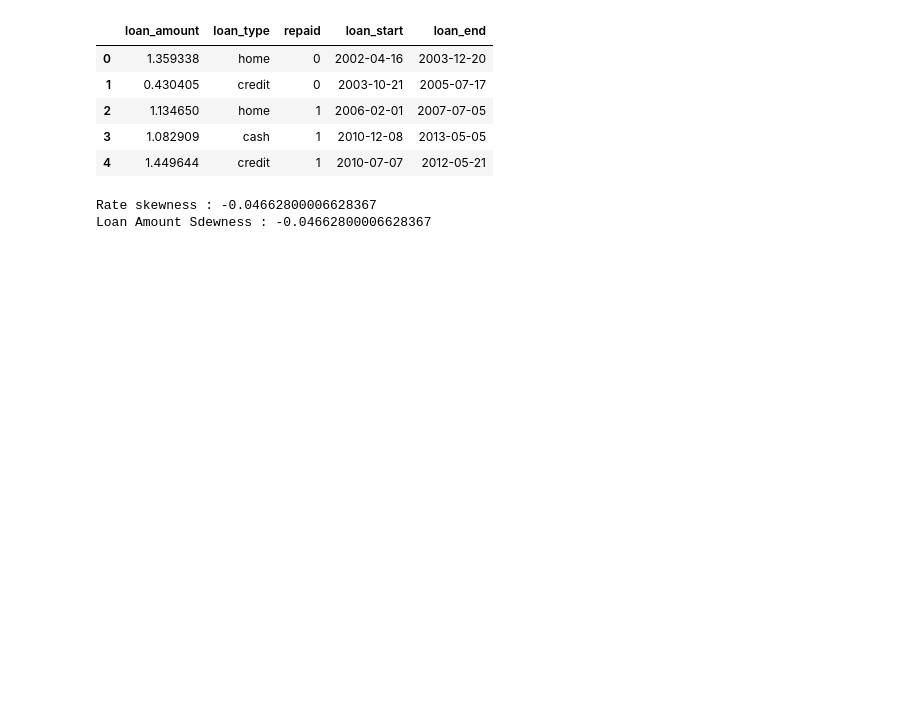
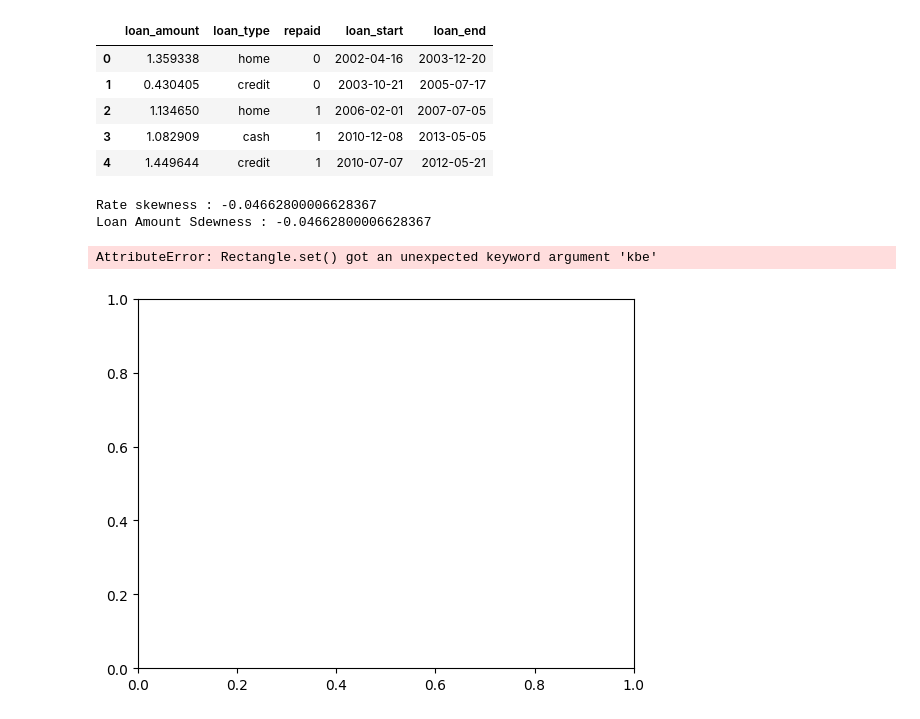
Before and after one commit to Artificial-i/-1-5, a Jupyter notebook: Untitled0.ipynb, the cells around one changed output. Saved outputs shown, nothing was run; the diff lists cells and outputs as text; code cells hidden in the pictures; blank space fills up the shorter version.

```diff
--- a/Untitled0.ipynb
+++ b/Untitled0.ipynb
@@ -591,7 +591,7 @@ Number of rate values between -0.5 and 0.5 : 40
 # %%
 # حذف کردن دوتایی که نرمال نبودند و تغییر نام یک ستون
 
-df = df.drop(columns=['rate', 'LOg_Rate'])
+df = df.drop(columns=['rate', 'Log_Rate'])
 
 df=df.rename(columns={'Sqrt_Rate': 'rate'})
 df.head()
@@ -623,3 +623,18 @@ print(f"Loan Amount Sdewness : {skew(df['loan_amount'])}")
 # %% [output]
 Rate skewness : -0.04662800006628367
 Loan Amount Sdewness : -0.04662800006628367
+# %%
+sns.histplot(df['rate'], bins=30, kde=True)
+plt.title('Histogram of Rate')
+plt.xlabel('Rate')
+plt.ylabel('Freq')
+plt.show()
+
+
+sns. histplot(df['loan_amount'], bins=30, kbe=True)
+plt.title('Histogram of Rate')
+plt.xlabel('Freq')
+plt.show()
+# %% [output]
+AttributeError: Rectangle.set() got an unexpected keyword argument 'kbe'
+[figure, added]
```
Also changed, not shown: parts of 5 cells of this notebook.
